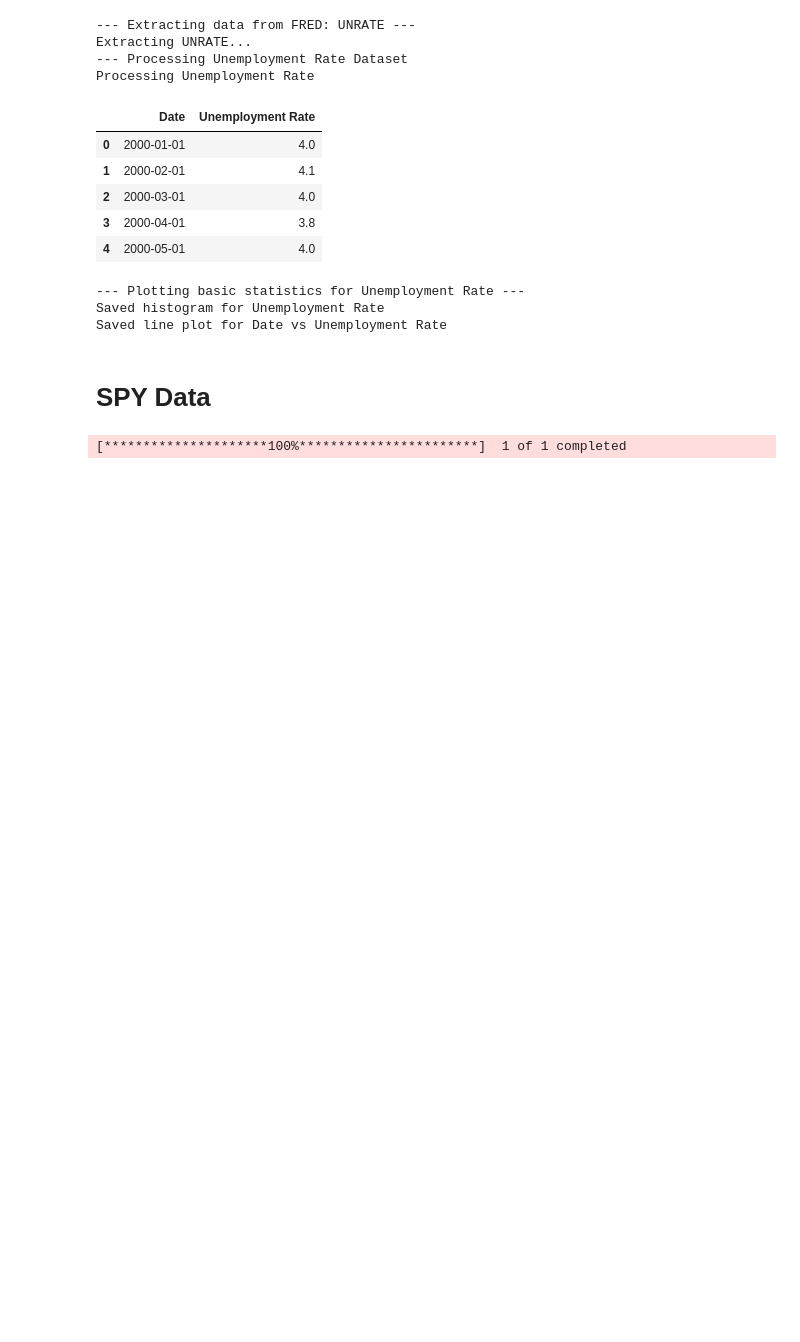
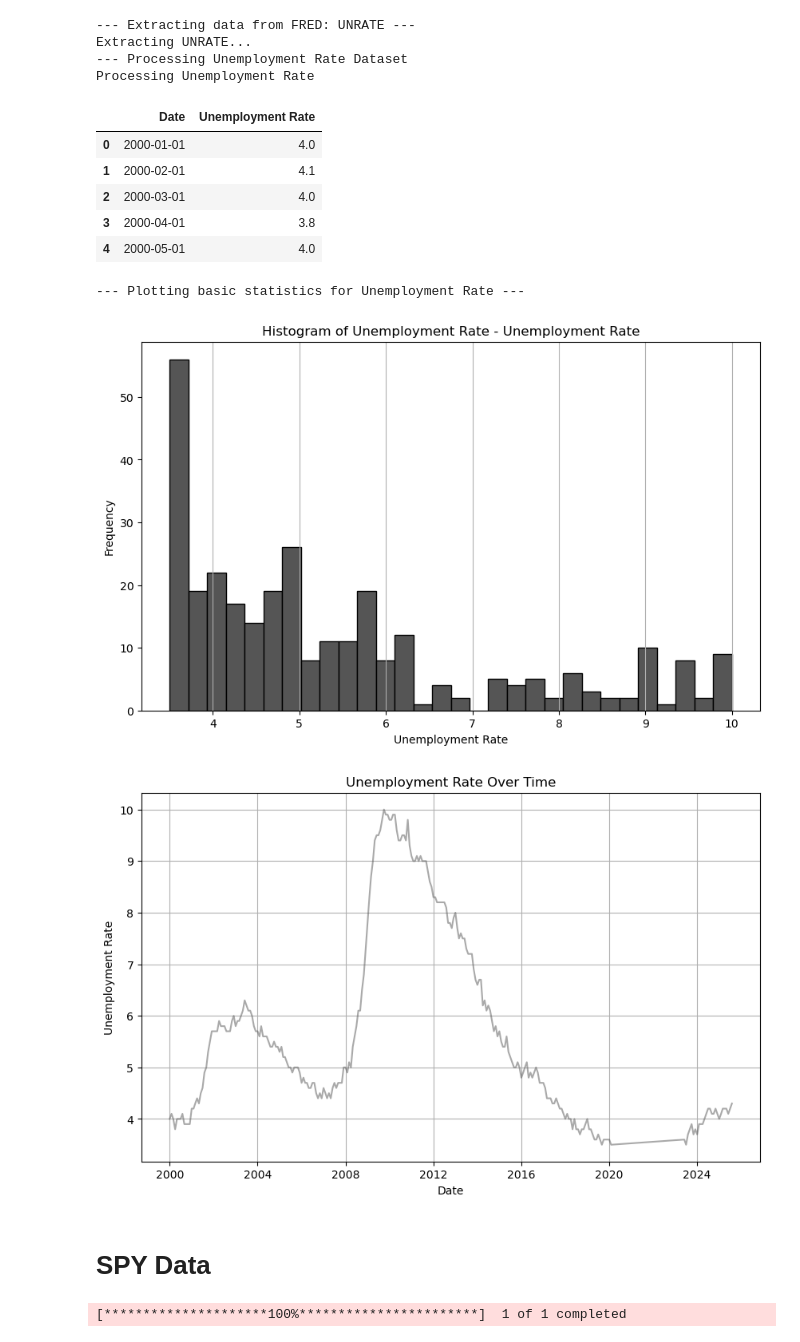
Before and after one commit to bwhong/bwhong-dsci510_fall2025_final_project, a Jupyter notebook: src/results.ipynb, the cells around one changed output. Cells and saved outputs as stored; diff of their text form; code cells hidden in the pictures; blank space fills up the shorter version.

```diff
--- a/src/results.ipynb
+++ b/src/results.ipynb
@@ -27,11 +25,11 @@ Processing Unemployment Rate
 | 3 | 2000-04-01 | 3.8 |
 | 4 | 2000-05-01 | 4.0 |
 # %%
-plot_statistics(fred_processed_data, 'Unemployment Rate', color = '#555555', result_dir= RESULTS_DIR)
+plot_statistics(fred_processed_data, 'Unemployment Rate', result_dir=RESULTS_DIR, color = UNRATE_DATASET_COLOR,notebook_plot=True)
 # %% [output]
 --- Plotting basic statistics for Unemployment Rate ---
-Saved histogram for Unemployment Rate
-Saved line plot for Date vs Unemployment Rate
+[figure, added]
+[figure, added]
 # %% [markdown]
 # SPY Data
 # %%
```
Also changed, not shown: parts of 18 cells of this notebook, 1 other file.
